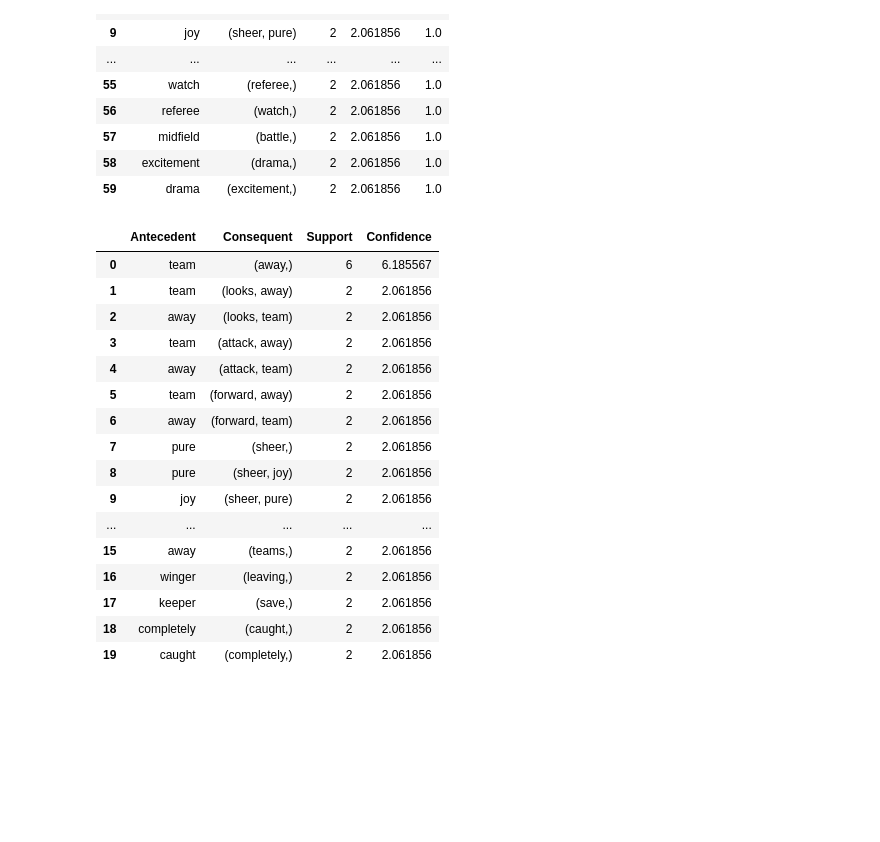
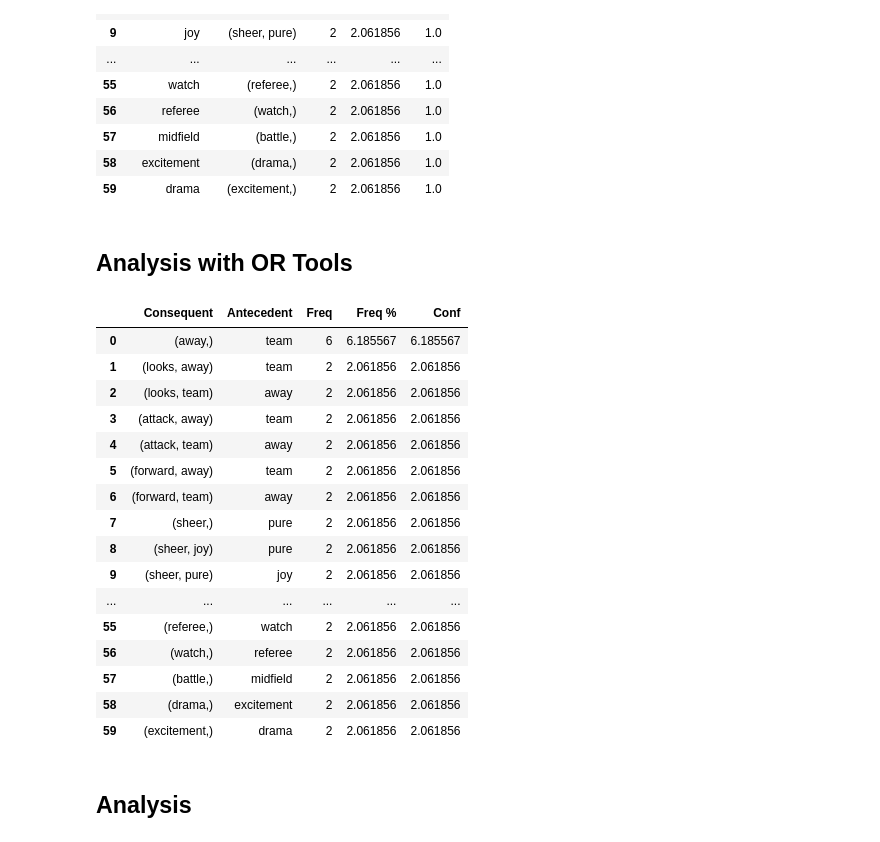
Before and after one commit to AndrePilcoChiuyare/topics-in-computer-science-pc3, a Jupyter notebook: pc3.ipynb, the cells around one changed output. Cells and saved outputs as stored; diff of their text form; code cells hidden in the pictures; blank space fills up the shorter version.

```diff
--- a/pc3.ipynb
+++ b/pc3.ipynb
@@ -12,6 +17,6 @@ from bs4 import BeautifulSoup
 # %%
 data = {
-  "review": [
+  "text": [
 "The whistle blows, and the match begins, a symphony of skill, a beautiful match.",
     "Early possession for the home team, they control the midfield, always in control for the home team.",
     "A quick pass, a through ball, finds the striker in space, so much space for the striker.",
@@ -113,7 +118,6 @@ data = {
 }
 
 df = pd.DataFrame(data)
-# df = pd.read_csv('IMDB Dataset.csv')
 print(df.shape)
 df.head(100)
 # %% [output]
@@ -131,7 +135,3 @@ df.head(100)
 | 95 | The magic of soccer, forever ench... |
 | 96 | The next game awaits, more drama,... |
 97 rows × 1 columns
-# %%
-df = df[["review"]].copy()
-df.columns = ['text']
-# df = df.head(10)
@@ -217,57 +228,58 @@ df
 | 57 | midfield | (battle,) | 2 | 2.061856 | 1.0 |
 | 58 | excitement | (drama,) | 2 | 2.061856 | 1.0 |
 | 59 | drama | (excitement,) | 2 | 2.061856 | 1.0 |
+# %% [markdown]
+## Analysis with OR Tools
 # %%
-# Convertir las reglas a estructura manejable
 rules = fpgrowth(transactions, target='r', supp=2, report='aSc')
 rule_data = [
     {"ante": r[0], "cons": r[1], "support": r[2], "conf": r[3]}
-    for r in rules if r[3] >= 0.5  # opcional: filtrar confianza mínima
+    for r in rules if r[3] >= 0.5
 ]
 
 solver = pywraplp.Solver.CreateSolver("SCIP")
 x = [solver.BoolVar(f"x_{i}") for i in range(len(rule_data))]
 
-# Maximizar la suma de la confianza de las reglas seleccionadas
 solver.Maximize(solver.Sum(rule_data[i]["conf"] * x[i] for i in range(len(rule_data))))
 
-# Restringimos a seleccionar máximo 5 reglas
-solver.Add(solver.Sum(x) <= 20)
+solver.Add(solver.Sum(x) <= 100)
 
-# Resolver
 status = solver.Solve()
 
-# Mostrar reglas seleccionadas
 if status == pywraplp.Solver.OPTIMAL:
     selected_rules = []
     for i in range(len(rule_data)):
         if x[i].solution_value() > 0:
             r = rule_data[i]
             selected_rules.append({
+                "Consequent": r["cons"],
                 "Antecedent": r["ante"],
-                "Consequent": r["cons"],
-                "Support": r["support"],
-                "Confidence": r["conf"]
+                "Freq": r["support"],
+                "Freq %": r["support"] * 100 / len(transactions),
+                "Conf": r["conf"]
             })
     selected_df = pd.DataFrame(selected_rules)
+    df.sort_values(by='Conf', ascending=False, inplace=True)
     display(selected_df)
 else:
     print("No optimal solution found.")
 # %% [output]
-|  | Antecedent | Consequent | Support | Confidence |
-| 0 | team | (away,) | 6 | 6.185567 |
-| 1 | team | (looks, away) | 2 | 2.061856 |
-| 2 | away | (looks, team) | 2 | 2.061856 |
-| 3 | team | (attack, away) | 2 | 2.061856 |
-| 4 | away | (attack, team) | 2 | 2.061856 |
-| 5 | team | (forward, away) | 2 | 2.061856 |
-| 6 | away | (forward, team) | 2 | 2.061856 |
-| 7 | pure | (sheer,) | 2 | 2.061856 |
-| 8 | pure | (sheer, joy) | 2 | 2.061856 |
-| 9 | joy | (sheer, pure) | 2 | 2.061856 |
-| ... | ... | ... | ... | ... |
-| 15 | away | (teams,) | 2 | 2.061856 |
-| 16 | winger | (leaving,) | 2 | 2.061856 |
-| 17 | keeper | (save,) | 2 | 2.061856 |
-| 18 | completely | (caught,) | 2 | 2.061856 |
-| 19 | caught | (completely,) | 2 | 2.061856 |
+|  | Consequent | Antecedent | Freq | Freq % | Conf |
+| 0 | (away,) | team | 6 | 6.185567 | 6.185567 |
+| 1 | (looks, away) | team | 2 | 2.061856 | 2.061856 |
+| 2 | (looks, team) | away | 2 | 2.061856 | 2.061856 |
+| 3 | (attack, away) | team | 2 | 2.061856 | 2.061856 |
+| 4 | (attack, team) | away | 2 | 2.061856 | 2.061856 |
+| 5 | (forward, away) | team | 2 | 2.061856 | 2.061856 |
+| 6 | (forward, team) | away | 2 | 2.061856 | 2.061856 |
+| 7 | (sheer,) | pure | 2 | 2.061856 | 2.061856 |
+| 8 | (sheer, joy) | pure | 2 | 2.061856 | 2.061856 |
+| 9 | (sheer, pure) | joy | 2 | 2.061856 | 2.061856 |
+| ... | ... | ... | ... | ... | ... |
+| 55 | (referee,) | watch | 2 | 2.061856 | 2.061856 |
+| 56 | (watch,) | referee | 2 | 2.061856 | 2.061856 |
+| 57 | (battle,) | midfield | 2 | 2.061856 | 2.061856 |
+| 58 | (drama,) | excitement | 2 | 2.061856 | 2.061856 |
+| 59 | (excitement,) | drama | 2 | 2.061856 | 2.061856 |
+# %% [markdown]
+## Analysis
```
Also changed, not shown: parts of 8 cells of this notebook.
